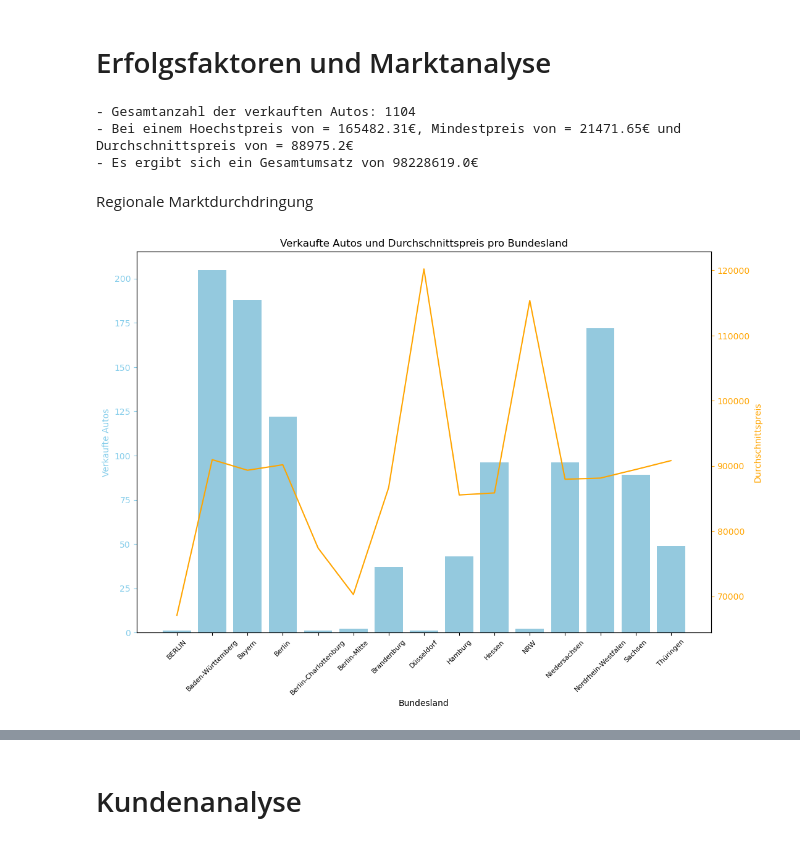
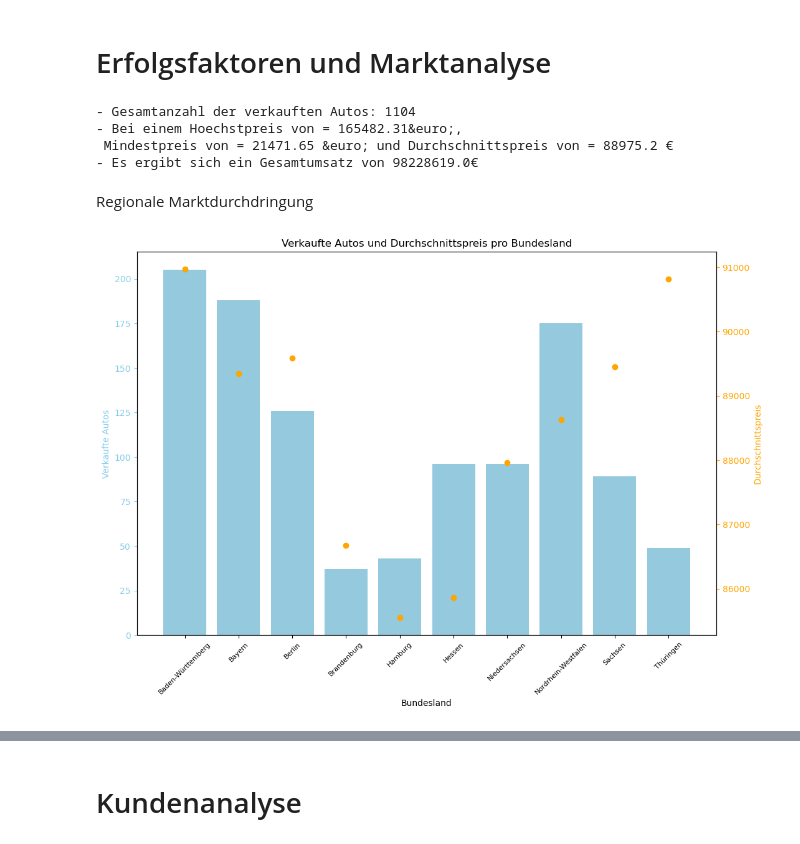
Before and after one commit to TuaLipa/final_projectWS23_Group5, a Jupyter notebook: presentation.ipynb, the cells around one changed output, grey strips where cells are left out. Saved outputs shown, nothing was run; the diff lists cells and outputs as text; code cells hidden in the pictures.

```diff
--- a/presentation.ipynb
+++ b/presentation.ipynb
@@ -7,6 +14,15 @@ import matplotlib.pyplot as plt
 kundenDf = pd.read_csv('data/kunden.csv', sep = ';')
 besucherDf = pd.read_csv('data/besucher.csv', sep = ';')
 kundeBundesland = pd.read_csv('data/geo.txt', sep = '\t')
+# %%
+# Bereinigte Daten Bundesland
+kundeBundesland['Niederlassung'] = kundeBundesland['Niederlassung'].replace({
+    'Berlin-Charlottenburg': 'Berlin',
+    'Berlin-Mitte': 'Berlin',
+    'BERLIN': 'Berlin',
+    'NRW': 'Nordrhein-Westfalen',
+    'Düsseldorf': 'Nordrhein-Westfalen'
+})
 # %% [markdown]
 # Die Analyse des Elektroauto-Marktes: Kundenpräferenzen, sozioökonomische Merkmale und Kaufmotivation bei Elektratuto AG
 # %% [markdown]
@@ -20,7 +36,7 @@ kundeBundesland = pd.read_csv('data/geo.txt', sep = '\t')
 # %% [markdown]
 # Erfolgsfaktoren und Marktanalyse
 # %%
-anzahl_kunden = kundenDf['KundeNr'].count()
+anzahl_kunden = kundenDf['Alter'].count()
 print(f'- Gesamtanzahl der verkauften Autos: {anzahl_kunden}')
 
 preis = kundenDf['Preis']
@@ -29,44 +45,46 @@ max = round(preis.max(),2)
 min = round(preis.min(),2)
 mean = round(preis.mean(),2)
 
-print(f'- Bei einem Hoechstpreis von = {max}€, Mindestpreis von = {min}€ und Durchschnittspreis von = {mean}€')
+print(f'- Bei einem Hoechstpreis von = {max}&euro;, \n Mindestpreis von = {min} &euro; und Durchschnittspreis von = {mean} €')
 
 sum = preis.sum().round()
 
 print(f'- Es ergibt sich ein Gesamtumsatz von {sum}€')
 # %% [output]
 - Gesamtanzahl der verkauften Autos: 1104
-- Bei einem Hoechstpreis von = 165482.31€, Mindestpreis von = 21471.65€ und Durchschnittspreis von = 88975.2€
+- Bei einem Hoechstpreis von = 165482.31&euro;,
+ Mindestpreis von = 21471.65 &euro; und Durchschnittspreis von = 88975.2 €
 - Es ergibt sich ein Gesamtumsatz von 98228619.0€
 # %% [markdown]
 Regionale Marktdurchdringung
 # %%
 kundenDfMerged = pd.merge(kundenDf, kundeBundesland, on='KundeNr')
 
 # Anzahl verkauften Autos
 anzahl_autos_pro_bundesland = kundenDfMerged.groupby('Niederlassung')['KundeNr'].count().reset_index()
 anzahl_autos_pro_bundesland.columns = ['Bundesland', 'VerkaufteAutos']
 
 # durchschnittlichen Umsatzes
 durchschnittsumsatz_pro_bundesland = kundenDfMerged.groupby('Niederlassung')['Preis'].mean().reset_index()
 durchschnittsumsatz_pro_bundesland.columns = ['Bundesland', 'Durchschnittspreis']
 
 ergebnisse_df = pd.merge(anzahl_autos_pro_bundesland, durchschnittsumsatz_pro_bundesland, on='Bundesland')
 
 fig, ax1 = plt.subplots(figsize=(12, 8))
 
 sns.barplot(x='Bundesland', y='VerkaufteAutos', data=ergebnisse_df, ax=ax1, color='skyblue')
 ax1.set_ylabel('Verkaufte Autos', color='skyblue')
 ax1.tick_params('y', colors='skyblue')
 
 ax1.tick_params(axis='x', rotation=45, labelsize=8)
 
 ax2 = ax1.twinx()
-sns.lineplot(x='Bundesland', y='Durchschnittspreis', data=ergebnisse_df, ax=ax2, color='orange')
+plt.plot(ergebnisse_df['Bundesland'], ergebnisse_df['Durchschnittspreis'], marker='o', linestyle='', color='orange')
+
 ax2.set_ylabel('Durchschnittspreis', color='orange')
 ax2.tick_params('y', colors='orange')
 
 plt.title('Verkaufte Autos und Durchschnittspreis pro Bundesland')
 plt.show()
 # %% [output]
-[figure, old version]
+[figure, new version]
```
Also changed, not shown: parts of 27 cells of this notebook, 1 other file.
